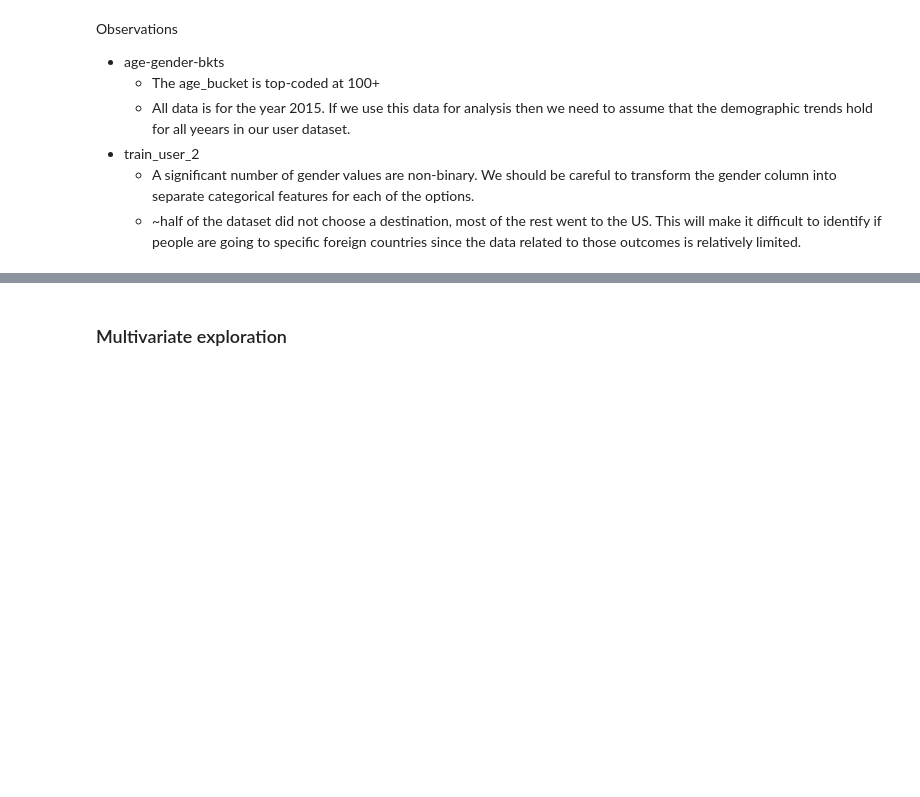
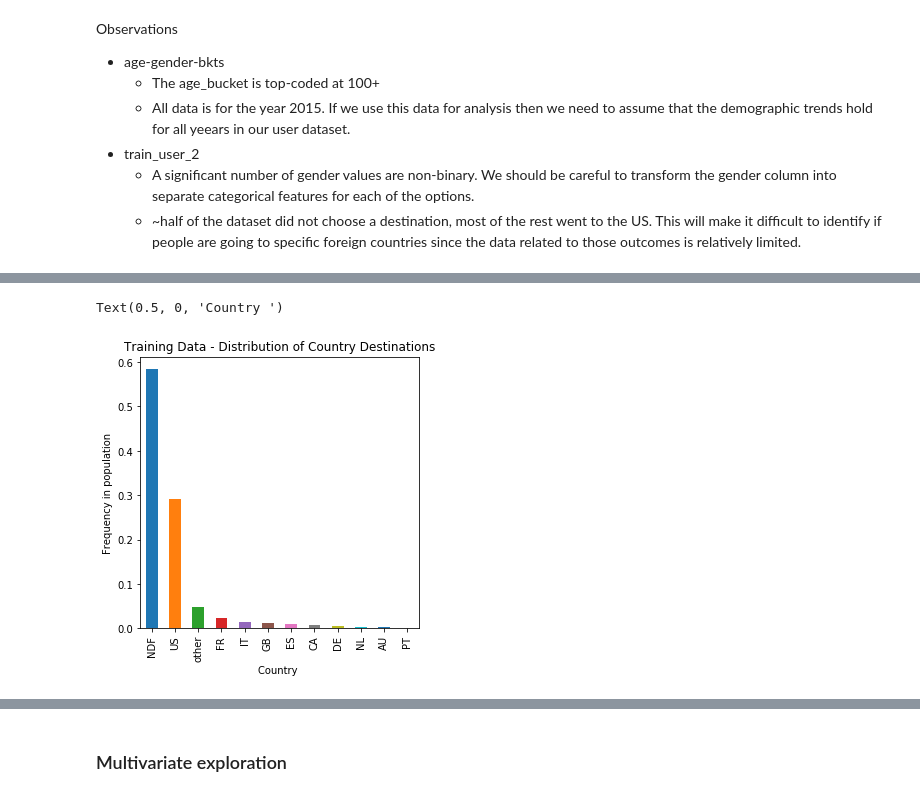
Before and after one commit to cmillsop/w207_final, a Jupyter notebook: exploratory_analysis.ipynb, the cells around one changed output, grey strips where cells are left out. Saved outputs shown, nothing was run; the diff lists cells and outputs as text; code cells hidden in the pictures; blank space fills up the shorter version.

```diff
--- a/exploratory_analysis.ipynb
+++ b/exploratory_analysis.ipynb
@@ -353,0 +284,9 @@ dfs['train_users_2'].age.plot.box(vert=False)
+# %%
+plt.rcParams['figure.figsize'] = [5, 5]
+dfs['train_users_2'].country_destination.value_counts(normalize=True).plot.bar()
+plt.title("Training Data - Distribution of Country Destinations")
+plt.ylabel("Frequency in population")
+plt.xlabel("Country ")
+# %% [output]
+Text(0.5, 0, 'Country ')
+[figure, added]
```
Also changed, not shown: parts of 42 cells of this notebook.
